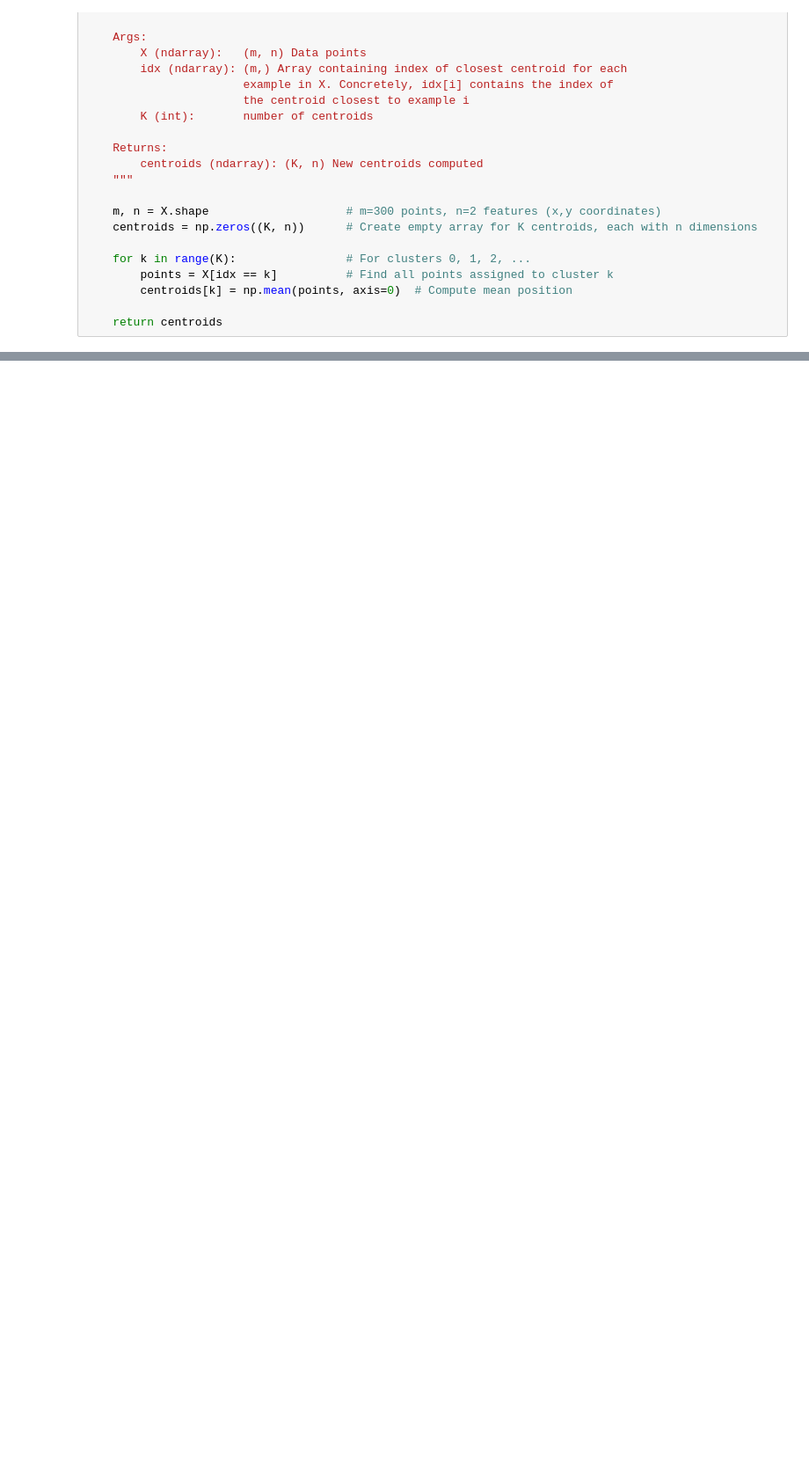
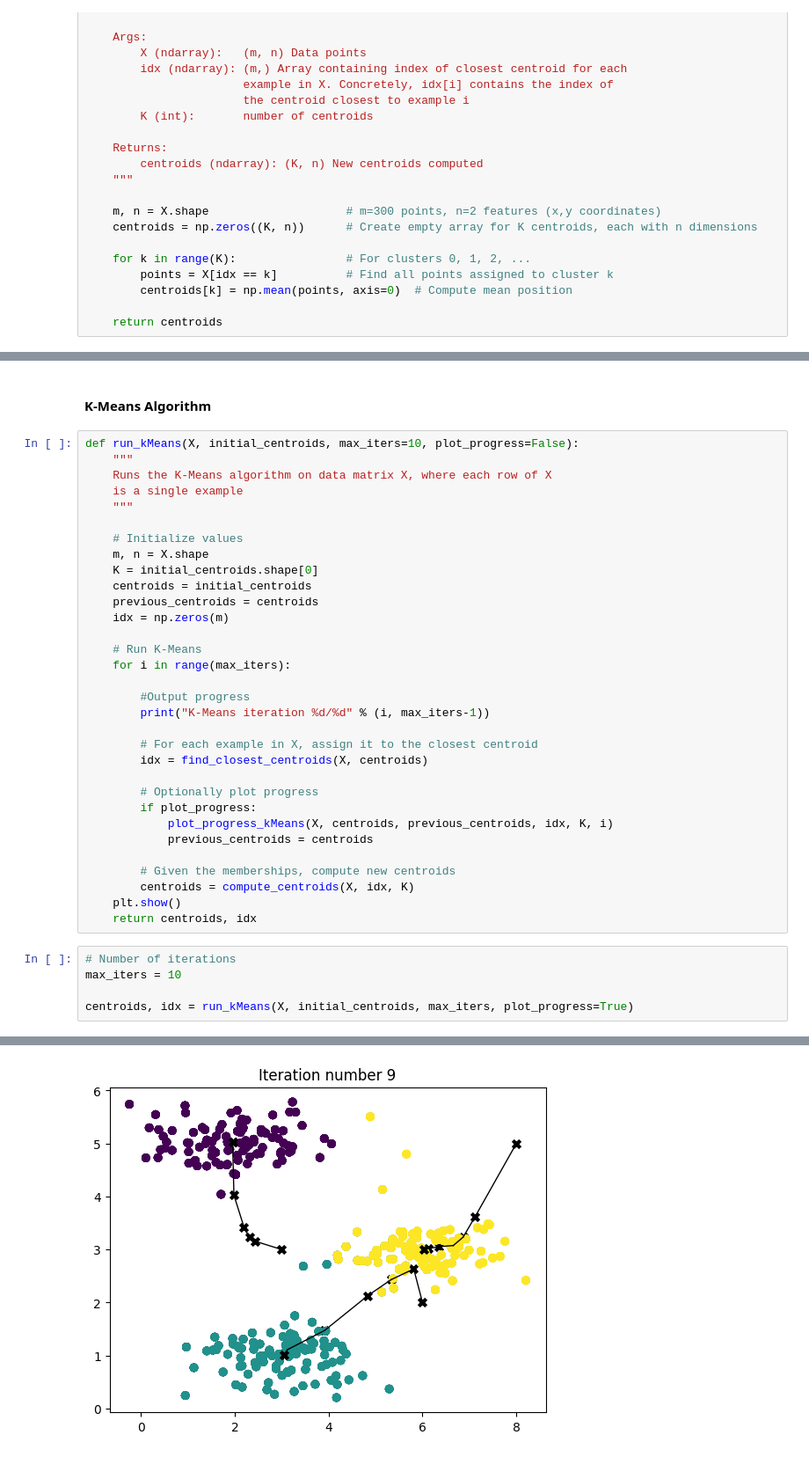
Before and after one commit to rohitdubeysoftway/unsupervised-learning, a Jupyter notebook: k_means_tutorial.ipynb, the cells around one changed output, grey strips where cells are left out. Shown at 88% size. Drawn from its saved outputs; the diff is of its cells as text; blank space fills up the shorter version.

Commit message:
k-means final

```diff
--- a/k_means_tutorial.ipynb
+++ b/k_means_tutorial.ipynb
@@ -111,0 +112,40 @@ The centroids are: [[2.42830111 3.15792418]
+# %% [markdown]
+#### K-Means Algorithm
+# %%
+def run_kMeans(X, initial_centroids, max_iters=10, plot_progress=False):
+    """
+    Runs the K-Means algorithm on data matrix X, where each row of X
+    is a single example
+    """
+
+    # Initialize values
+    m, n = X.shape
+    K = initial_centroids.shape[0]
+    centroids = initial_centroids
+    previous_centroids = centroids
+    idx = np.zeros(m)
+
+    # Run K-Means
+    for i in range(max_iters):
+
+        #Output progress
+        print("K-Means iteration %d/%d" % (i, max_iters-1))
+
+        # For each example in X, assign it to the closest centroid
+        idx = find_closest_centroids(X, centroids)
+
+        # Optionally plot progress
+        if plot_progress:
+            plot_progress_kMeans(X, centroids, previous_centroids, idx, K, i)
+            previous_centroids = centroids
+
+        # Given the memberships, compute new centroids
+        centroids = compute_centroids(X, idx, K)
+    plt.show()
+    return centroids, idx
+# %%
+# Number of iterations
+max_iters = 10
+
+centroids, idx = run_kMeans(X, initial_centroids, max_iters, plot_progress=True)
+# %% [output]
@@ -111,0 +162 @@ The centroids are: [[2.42830111 3.15792418]
+[figure, added]
```
Also changed, not shown: parts of 2 cells of this notebook.
